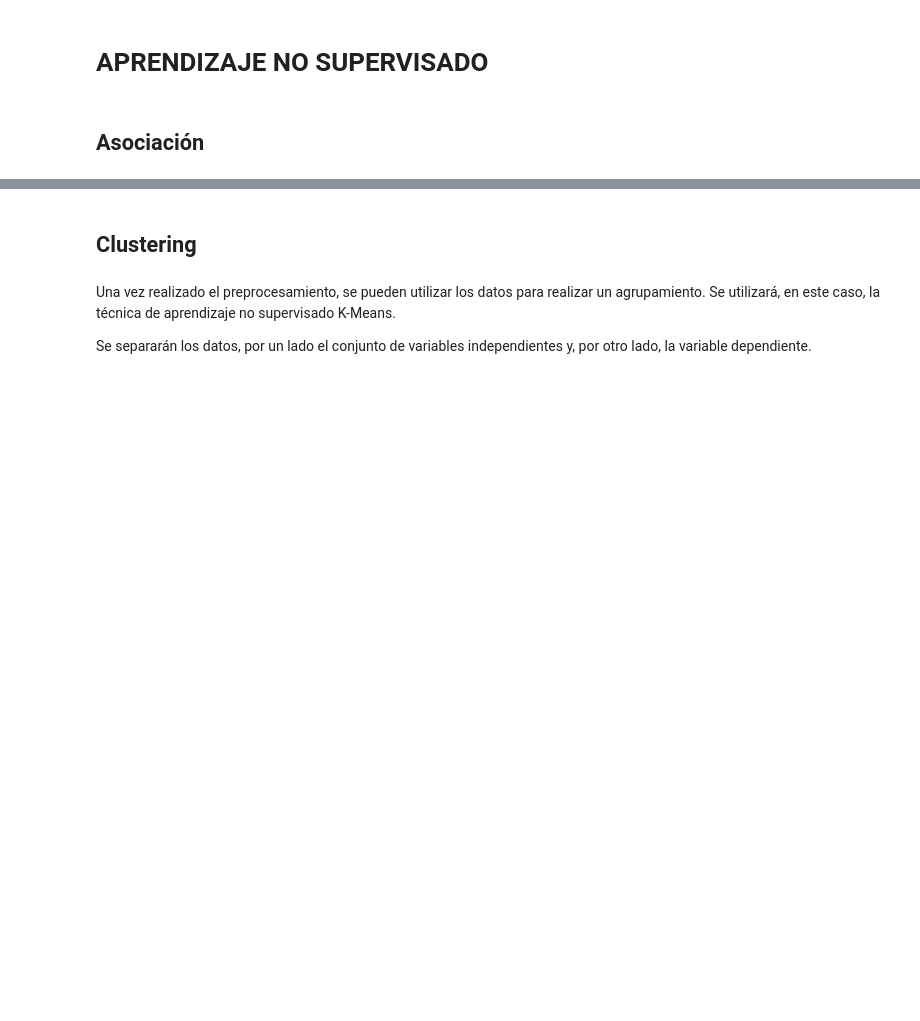
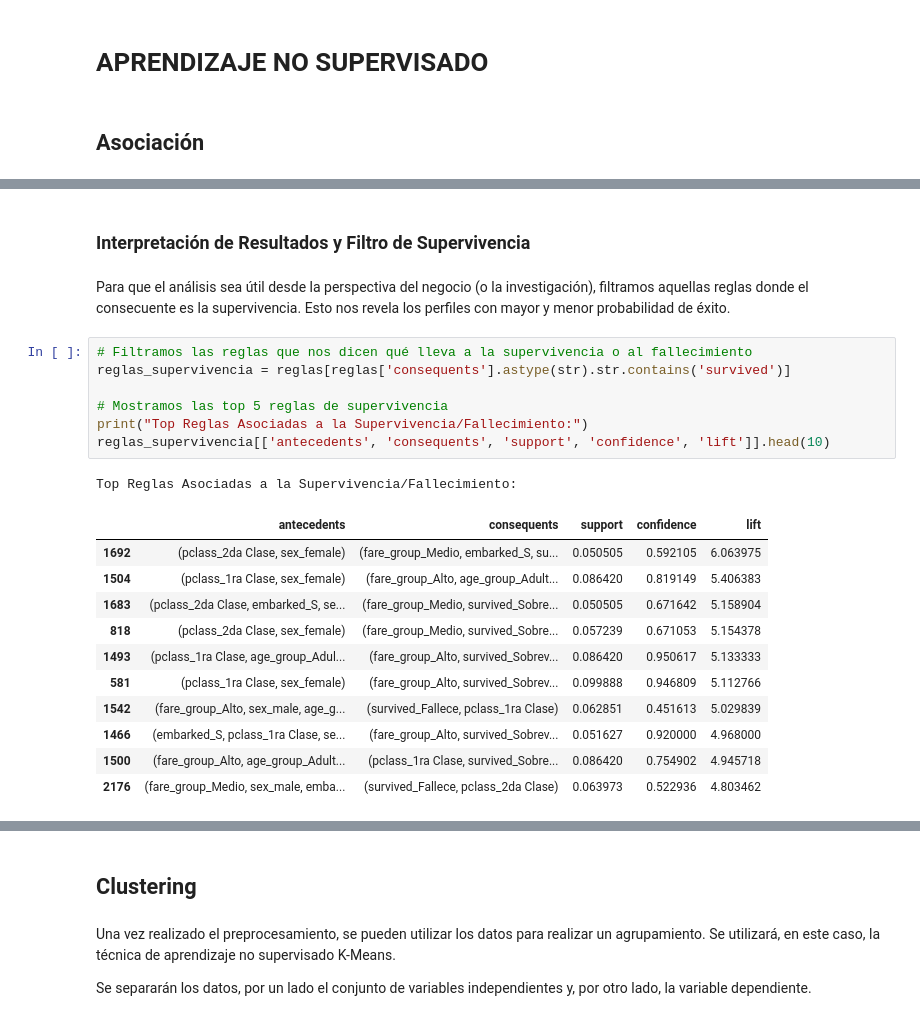
Before and after one commit to duvan1026/Titanic_Big_Data, a Jupyter notebook: ABD_CastroBautistaDuvanDario.ipynb, the cells around one changed output, grey strips where cells are left out. Saved outputs shown, nothing was run; the diff lists cells and outputs as text; blank space fills up the shorter version.

```diff
--- a/ABD_CastroBautistaDuvanDario.ipynb
+++ b/ABD_CastroBautistaDuvanDario.ipynb
@@ -1661,0 +1763,24 @@ TypeError: 'ellipsis' object is not iterable
+# %% [markdown]
+### Interpretación de Resultados y Filtro de Supervivencia
+# %% [markdown]
+Para que el análisis sea útil desde la perspectiva del negocio (o la investigación), filtramos aquellas reglas donde el consecuente es la supervivencia. Esto nos revela los perfiles con mayor y menor probabilidad de éxito.
+# %%
+# Filtramos las reglas que nos dicen qué lleva a la supervivencia o al fallecimiento
+reglas_supervivencia = reglas[reglas['consequents'].astype(str).str.contains('survived')]
+
+# Mostramos las top 5 reglas de supervivencia
+print("Top Reglas Asociadas a la Supervivencia/Fallecimiento:")
+reglas_supervivencia[['antecedents', 'consequents', 'support', 'confidence', 'lift']].head(10)
+# %% [output]
+Top Reglas Asociadas a la Supervivencia/Fallecimiento:
+|  | antecedents | consequents | support | confidence | lift |
+| 1692 | (pclass_2da Clase, sex_female) | (fare_group_Medio, embarked_S, su... | 0.050505 | 0.592105 | 6.063975 |
+| 1504 | (pclass_1ra Clase, sex_female) | (fare_group_Alto, age_group_Adult... | 0.086420 | 0.819149 | 5.406383 |
+| 1683 | (pclass_2da Clase, embarked_S, se... | (fare_group_Medio, survived_Sobre... | 0.050505 | 0.671642 | 5.158904 |
+| 818 | (pclass_2da Clase, sex_female) | (fare_group_Medio, survived_Sobre... | 0.057239 | 0.671053 | 5.154378 |
+| 1493 | (pclass_1ra Clase, age_group_Adul... | (fare_group_Alto, survived_Sobrev... | 0.086420 | 0.950617 | 5.133333 |
+| 581 | (pclass_1ra Clase, sex_female) | (fare_group_Alto, survived_Sobrev... | 0.099888 | 0.946809 | 5.112766 |
+| 1542 | (fare_group_Alto, sex_male, age_g... | (survived_Fallece, pclass_1ra Clase) | 0.062851 | 0.451613 | 5.029839 |
+| 1466 | (embarked_S, pclass_1ra Clase, se... | (fare_group_Alto, survived_Sobrev... | 0.051627 | 0.920000 | 4.968000 |
+| 1500 | (fare_group_Alto, age_group_Adult... | (pclass_1ra Clase, survived_Sobre... | 0.086420 | 0.754902 | 4.945718 |
+| 2176 | (fare_group_Medio, sex_male, emba... | (survived_Fallece, pclass_2da Clase) | 0.063973 | 0.522936 | 4.803462 |
```
Also changed, not shown: parts of 25 cells of this notebook.
